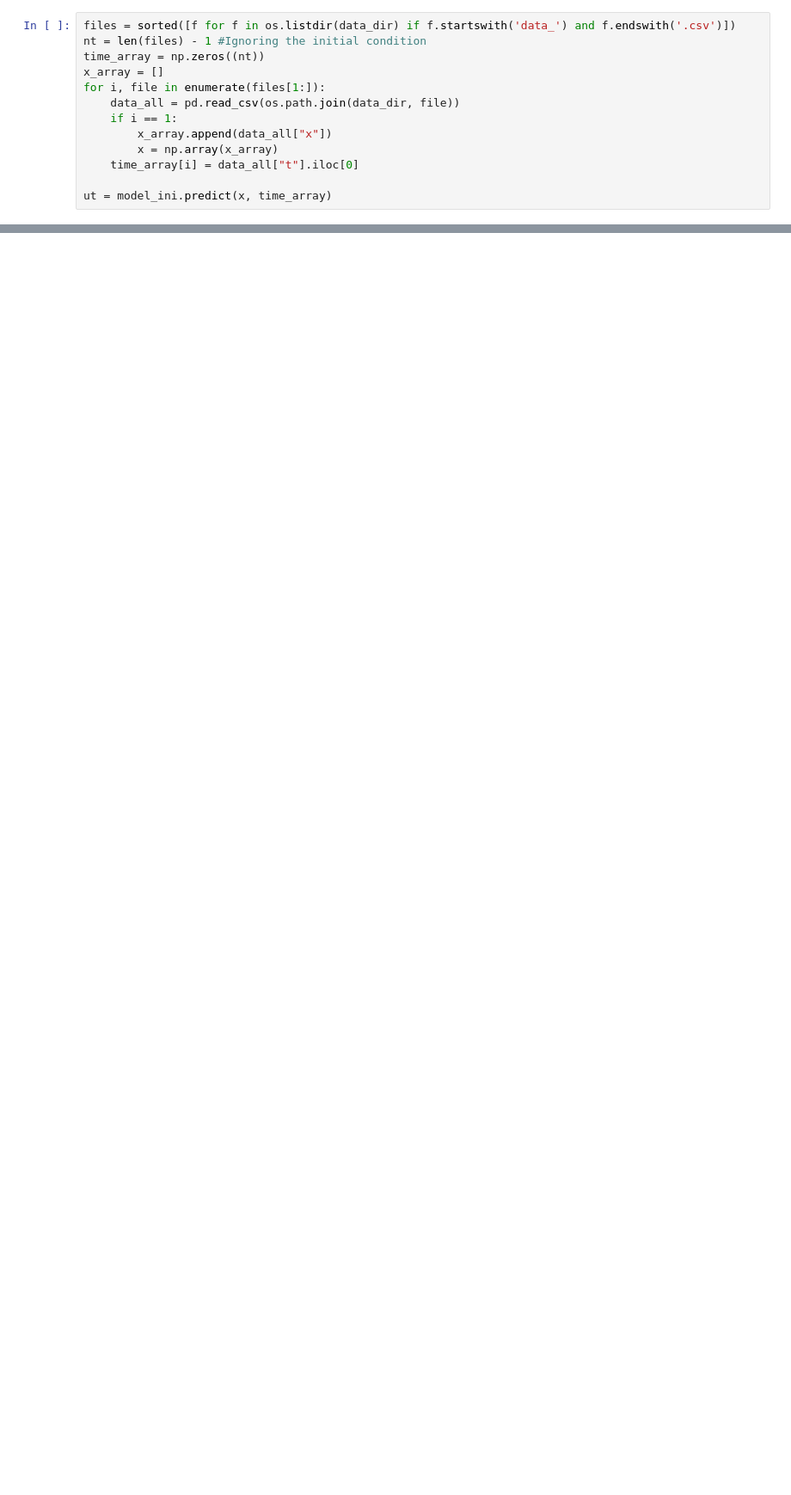
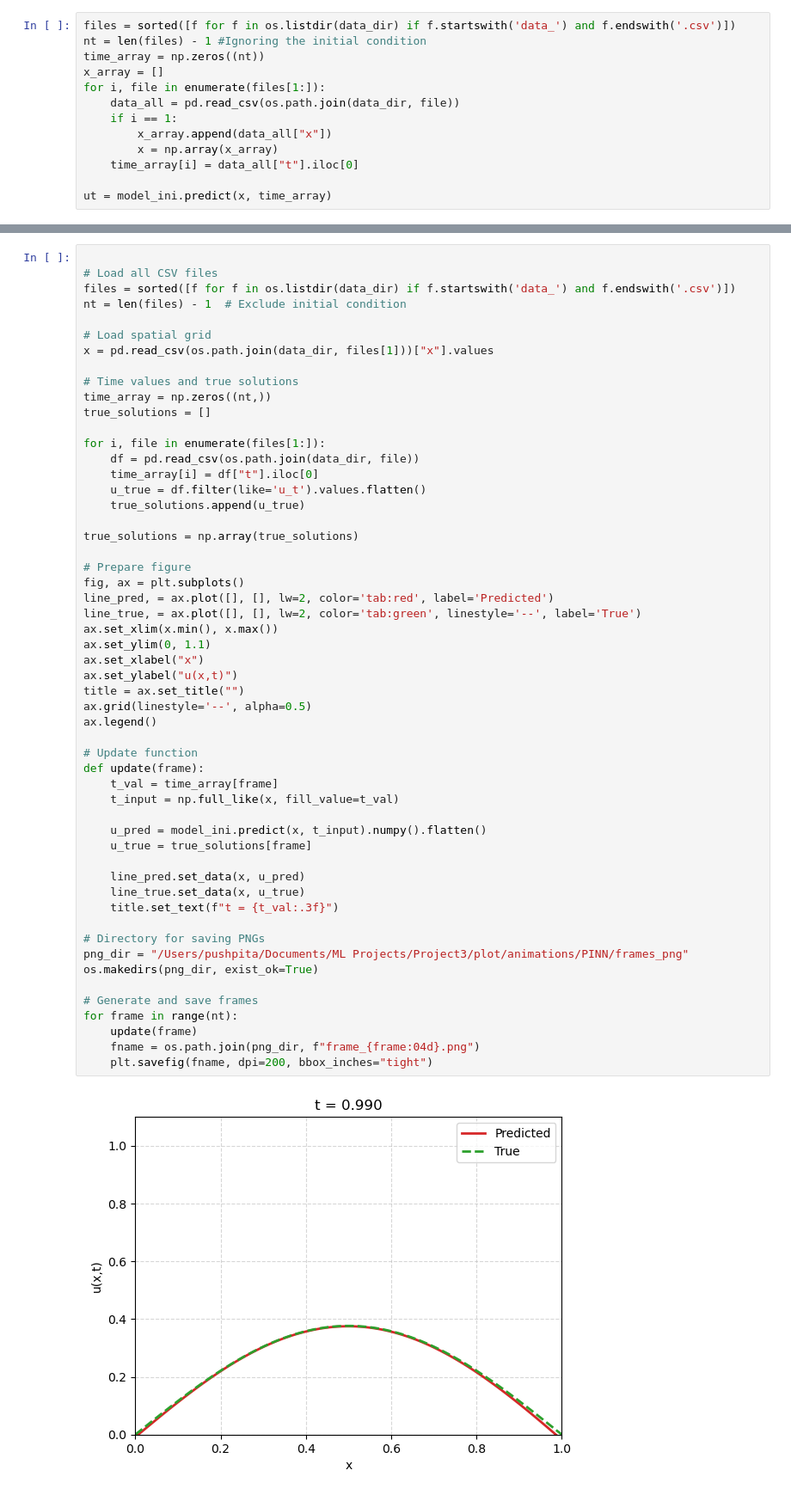
Before and after one commit to daspushpita/heat_ml, a Jupyter notebook: notebooks/pinn_continuous.ipynb, the cells around one changed output, grey strips where cells are left out. Shown at 86% size. Saved outputs shown, nothing was run; the diff lists cells and outputs as text; blank space fills up the shorter version.

```diff
--- a/notebooks/pinn_continuous.ipynb
+++ b/notebooks/pinn_continuous.ipynb
@@ -167,0 +105,56 @@ plt.plot(X_input[:,0], u_tf_ic,'o')
+# %%
+
+# Load all CSV files
+files = sorted([f for f in os.listdir(data_dir) if f.startswith('data_') and f.endswith('.csv')])
+nt = len(files) - 1  # Exclude initial condition
+
+# Load spatial grid
+x = pd.read_csv(os.path.join(data_dir, files[1]))["x"].values
+
+# Time values and true solutions
+time_array = np.zeros((nt,))
+true_solutions = []
+
+for i, file in enumerate(files[1:]):
+    df = pd.read_csv(os.path.join(data_dir, file))
+    time_array[i] = df["t"].iloc[0]
+    u_true = df.filter(like='u_t').values.flatten()
+    true_solutions.append(u_true)
+
+true_solutions = np.array(true_solutions)
+
+# Prepare figure
+fig, ax = plt.subplots()
+line_pred, = ax.plot([], [], lw=2, color='tab:red', label='Predicted')
+line_true, = ax.plot([], [], lw=2, color='tab:green', linestyle='--', label='True')
+ax.set_xlim(x.min(), x.max())
+ax.set_ylim(0, 1.1)
+ax.set_xlabel("x")
+ax.set_ylabel("u(x,t)")
+title = ax.set_title("")
+ax.grid(linestyle='--', alpha=0.5)
+ax.legend()
+
+# Update function
+def update(frame):
+    t_val = time_array[frame]
+    t_input = np.full_like(x, fill_value=t_val)
+
+    u_pred = model_ini.predict(x, t_input).numpy().flatten()
+    u_true = true_solutions[frame]
+
+    line_pred.set_data(x, u_pred)
+    line_true.set_data(x, u_true)
+    title.set_text(f"t = {t_val:.3f}")
+
+# Directory for saving PNGs
+png_dir = "/Users/pushpita/Documents/ML Projects/Project3/plot/animations/PINN/frames_png"
+os.makedirs(png_dir, exist_ok=True)
+
+# Generate and save frames
+for frame in range(nt):
+    update(frame)
+    fname = os.path.join(png_dir, f"frame_{frame:04d}.png")
+    plt.savefig(fname, dpi=200, bbox_inches="tight")
+# %% [output]
+[figure, added]
```
Also changed, not shown: parts of 4 cells of this notebook, 2 other files.
